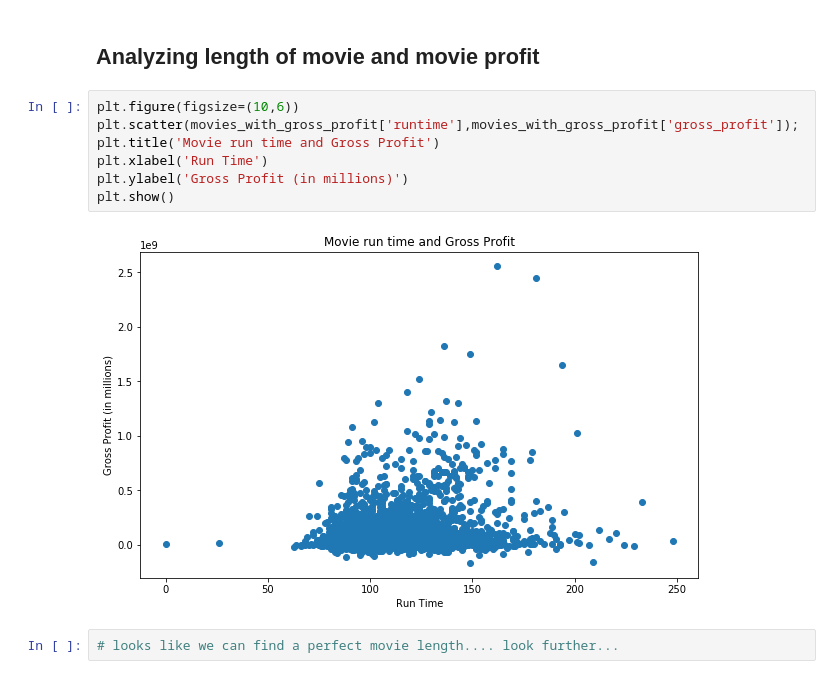
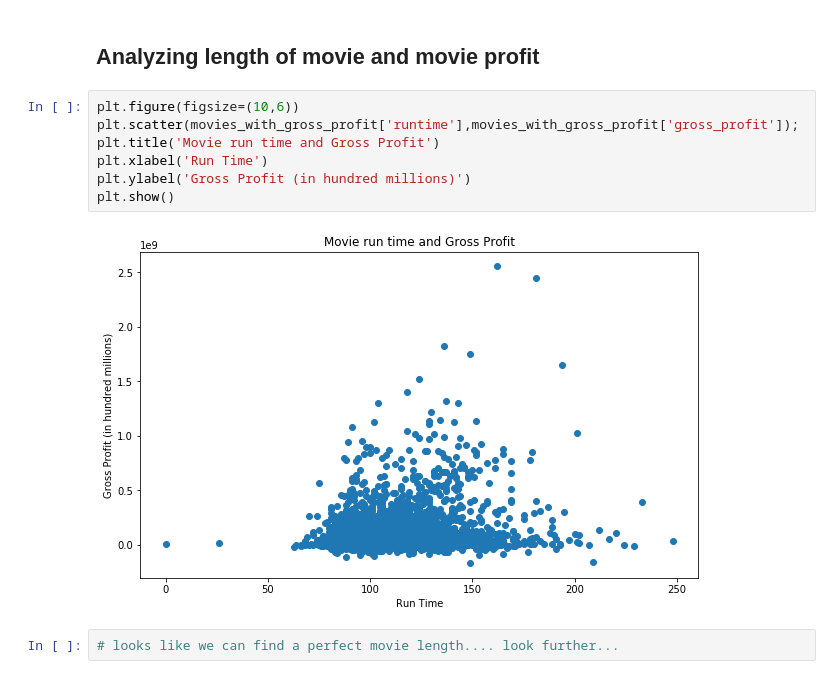
Before and after one commit to chrispfchung/mediaproject, a Jupyter notebook: Plotting csv.ipynb, the cells around one changed output. Saved outputs shown, nothing was run; the diff lists cells and outputs as text.

```diff
--- a/Plotting csv.ipynb
+++ b/Plotting csv.ipynb
@@ -41,12 +20,12 @@ memory usage: 760.2+ KB
 # %%
 plt.figure(figsize=(10,6))
 plt.scatter(movies_with_gross_profit['runtime'],movies_with_gross_profit['gross_profit']);
 plt.title('Movie run time and Gross Profit')
 plt.xlabel('Run Time')
-plt.ylabel('Gross Profit (in millions)')
+plt.ylabel('Gross Profit (in hundred millions)')
 plt.show()
 # %% [output]
-[figure, old version]
+[figure, new version]
 # %%
 # looks like we can find a perfect movie length.... look further...
 # %% [markdown]
```
Also changed, not shown: parts of 8 cells of this notebook.
